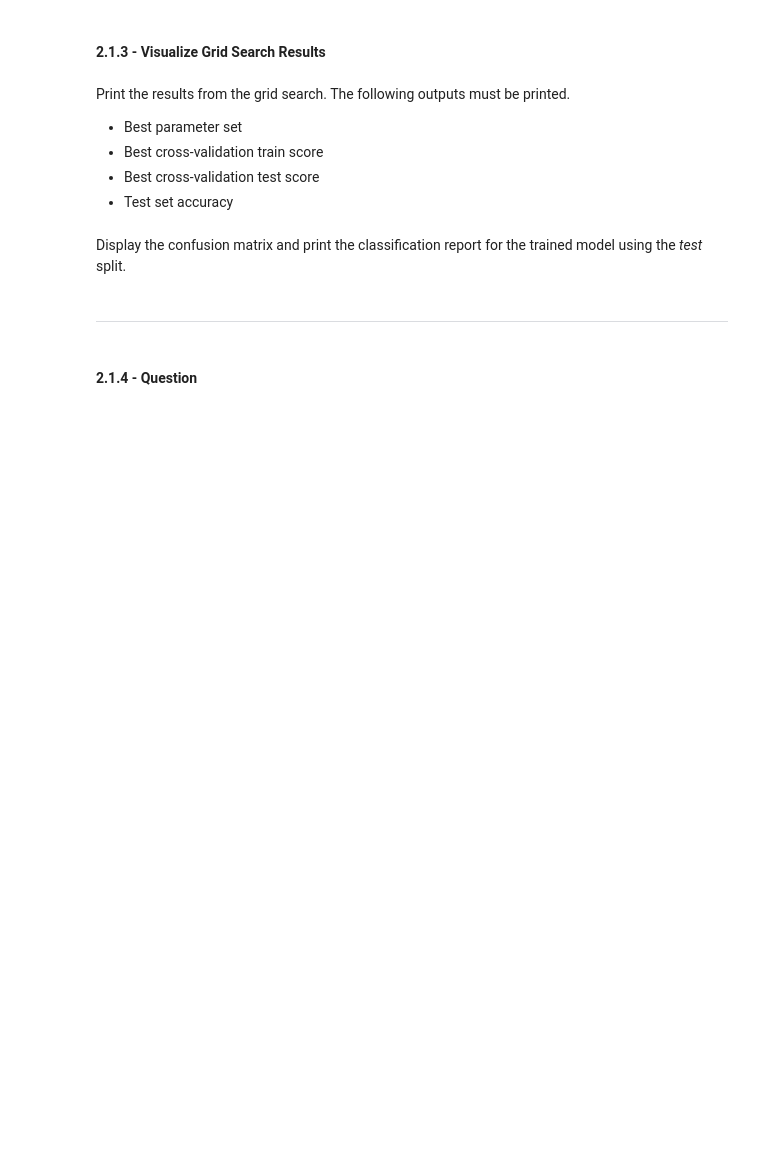
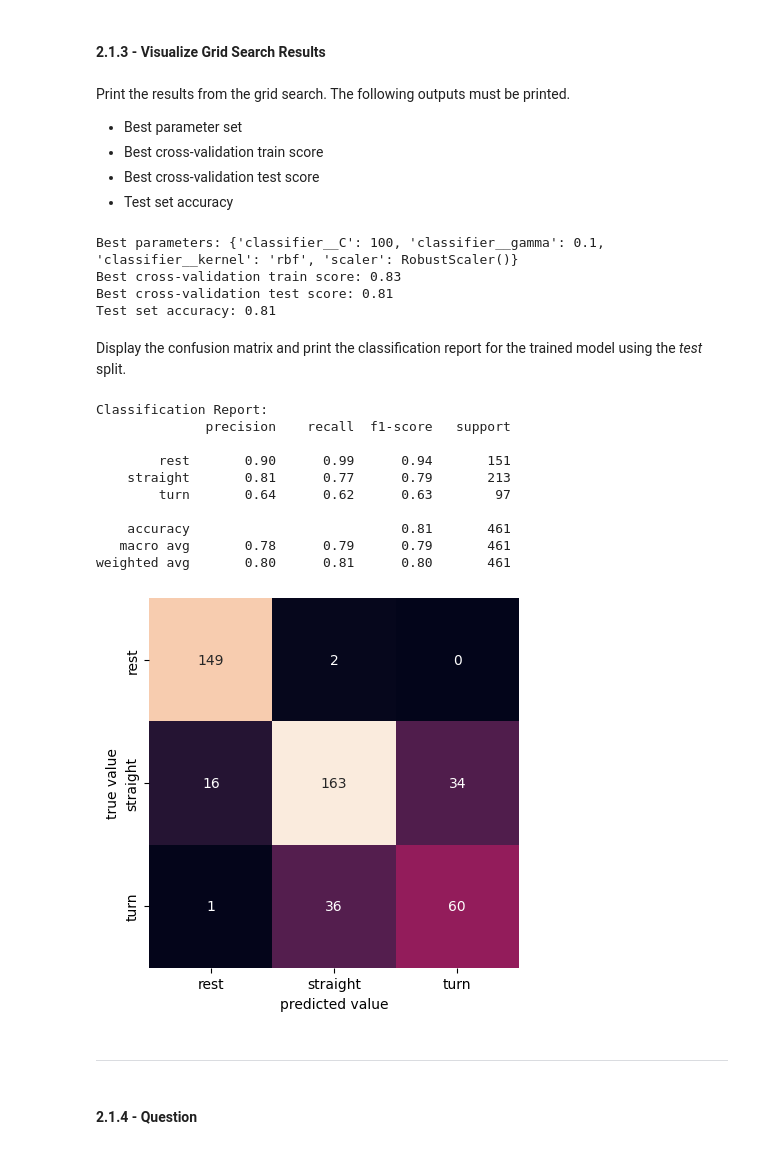
Before and after one commit to TonnyChuwa/engg680_2024_fall, a Jupyter notebook: Lab_Assignment4/Assignment 4.ipynb, the cells around one changed output. Cells and saved outputs as stored; diff of their text form; code cells hidden in the pictures; blank space fills up the shorter version.

```diff
--- a/Lab_Assignment4/Assignment 4.ipynb
+++ b/Lab_Assignment4/Assignment 4.ipynb
@@ -387,0 +409,13 @@ X.head(2)
+# %%
+# TODO - Load selected features from cv_set to X
+# (1 marks)
+#X = X.head(2)
+# Import necessary libraries
+import pandas as pd
+
+# Extract the selected features and the target column
+selected_features = ['ax_var', 'ay_var', 'az_sum', 'a_sum', 'gz_var']  # Replace with the actual feature names
+X = cv_set[selected_features]
+
+# Preview the data
+print(X.head(2))
@@ -388,3 +426,7 @@ X.head(2)
 # %%
 # TODO - Load motion_state column (target vector) into y
 # y =
+y = cv_set['motion_state']  # Replace with the actual target column name
+
+# Preview the data
+print(y.head())
@@ -413,5 +503,21 @@ Print the results from the grid search. The following outputs must be printed.
 #print("Best cross-validation train score: {:.2f}".format(???))
 #print("Best cross-validation validation score: {:.2f}".format(???))
 #print("Test-set score: {:.2f}".format(???)))
+
+from sklearn.metrics import accuracy_score
+
+# Best parameters and scores
+print(f"Best parameters: {grid.best_params_}")
+print(f"Best cross-validation train score: {grid.best_score_:.2f}")
+print(f"Best cross-validation test score: {grid.best_estimator_.score(X_test, y_test):.2f}")
+
+# Test set accuracy
+y_pred = grid.predict(X_test)
+print(f"Test set accuracy: {accuracy_score(y_test, y_pred):.2f}")
+# %% [output]
+Best parameters: {'classifier__C': 100, 'classifier__gamma': 0.1, 'classifier__kernel': 'rbf', 'scaler': RobustScaler()}
+Best cross-validation train score: 0.83
+Best cross-validation test score: 0.81
+Test set accuracy: 0.81
 # %% [markdown]
 Display the confusion matrix and print the classification report for the trained model using the *test* split.
@@ -420,3 +524,31 @@ Display the confusion matrix and print the classification report for the trained
+# %%
+# TODO - Display confusion matrix and print classification reports
+import seaborn as sns
+from sklearn.metrics import confusion_matrix
+import matplotlib.pyplot as plt
+
+# Calculate confusion matrix
+conf_mat = confusion_matrix(y_test, y_pred)
+sns.heatmap(conf_mat, xticklabels=['rest', 'straight', 'turn'],  yticklabels=['rest', 'straight', 'turn'], square=True, annot=True, cbar=False, fmt='d')
+plt.xlabel('predicted value')
+plt.ylabel('true value')
+
+# Print classification report
+from sklearn.metrics import classification_report
+print("Classification Report:")
+print(classification_report(y_test, y_pred))
+# %% [output]
+Classification Report:
+              precision    recall  f1-score   support
+
+        rest       0.90      0.99      0.94       151
+    straight       0.81      0.77      0.79       213
+        turn       0.64      0.62      0.63        97
+
+    accuracy                           0.81       461
+   macro avg       0.78      0.79      0.79       461
+weighted avg       0.80      0.81      0.80       461
+[figure, added]
 # %% [markdown]
 ___
 # %% [markdown]
```
Also changed, not shown: parts of 34 cells of this notebook, 1 other file.
